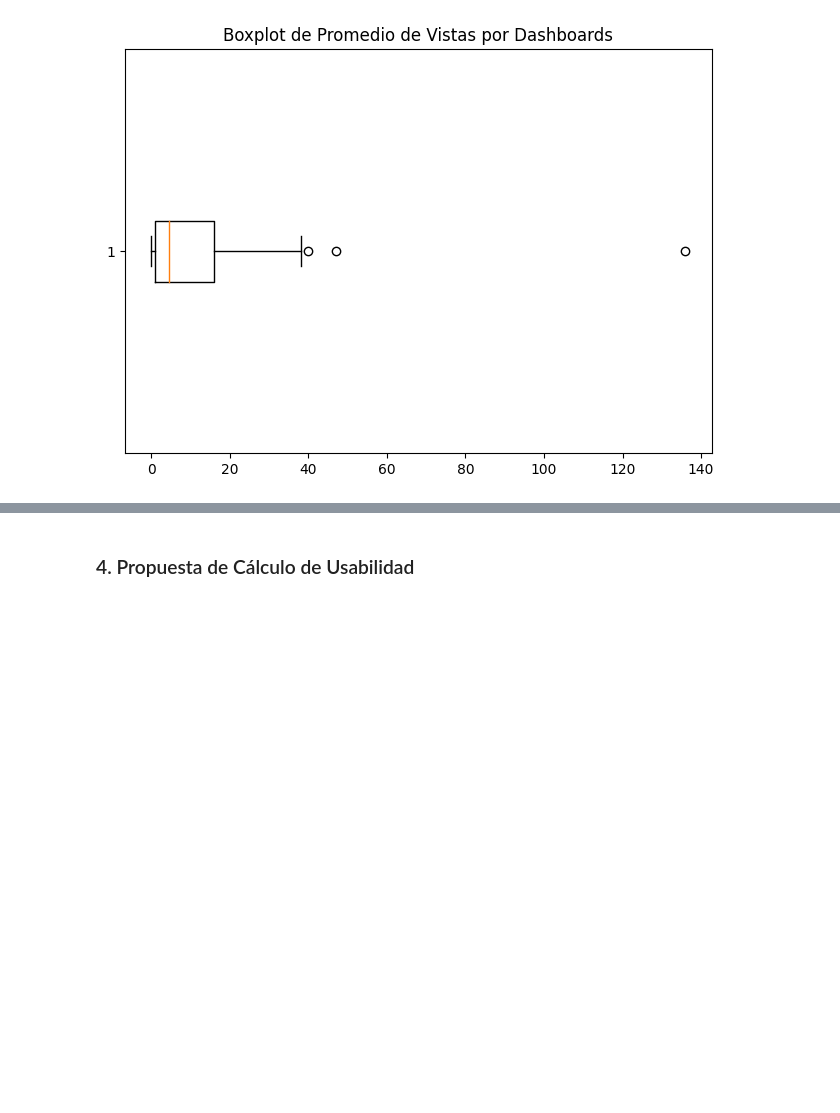
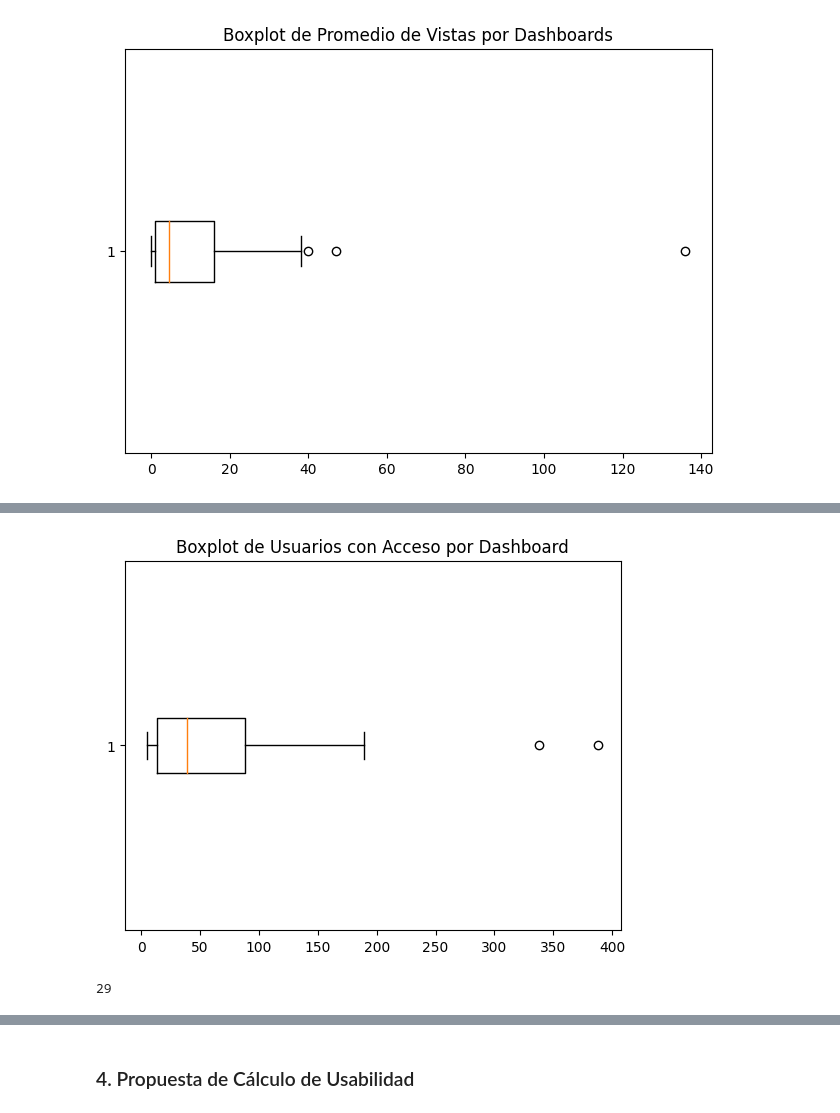
Before and after one commit to alessandroperales74/alicorp_eda_dashboards, a Jupyter notebook: eda_dashboards.ipynb, the cells around one changed output, grey strips where cells are left out. Saved outputs shown, nothing was run; the diff lists cells and outputs as text; code cells hidden in the pictures; blank space fills up the shorter version.

```diff
--- a/eda_dashboards.ipynb
+++ b/eda_dashboards.ipynb
@@ -289,0 +378,11 @@ Upper Whisker: 38.5
+# %%
+plt.boxplot(df['Usuarios'],vert=False)
+plt.title('Boxplot de Usuarios con Acceso por Dashboard')
+plt.show()
+# %% [output]
+[figure, added]
+# %%
+# Total de Dashboards con menos usuarios con accesos a la mediana
+len(df['Usuarios'][df['Usuarios']<mediana_usuarios])
+# %% [output]
+29
```
Also changed, not shown: parts of 16 cells of this notebook.
